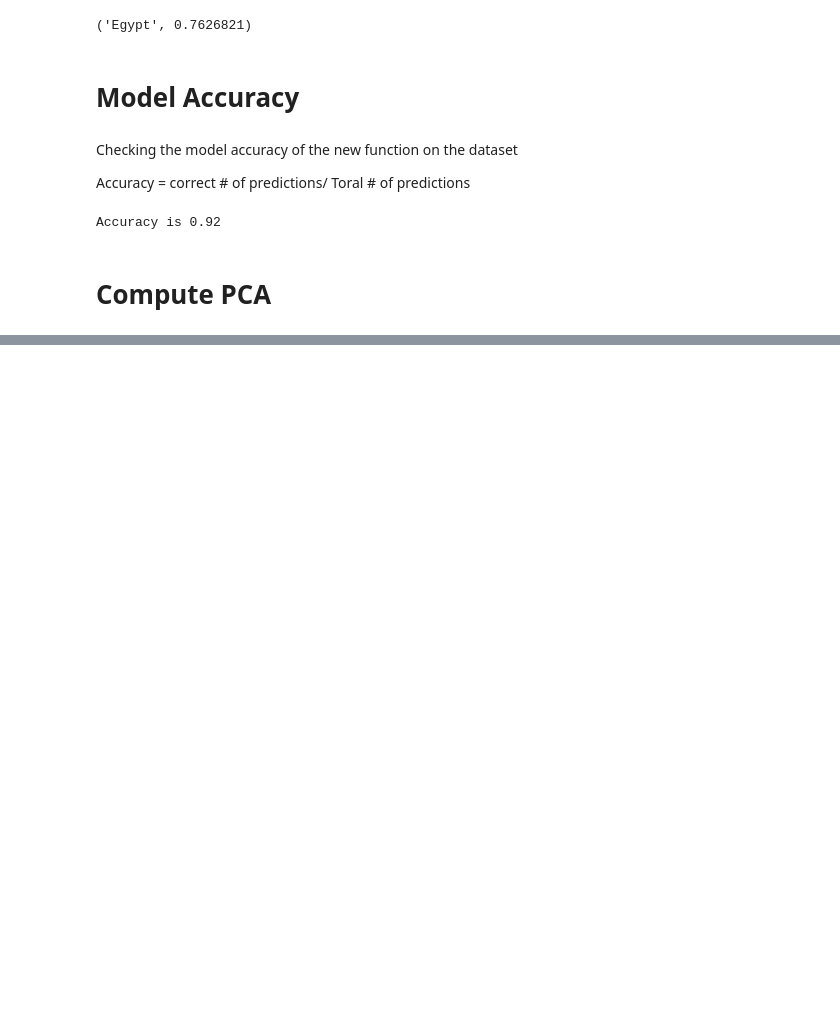
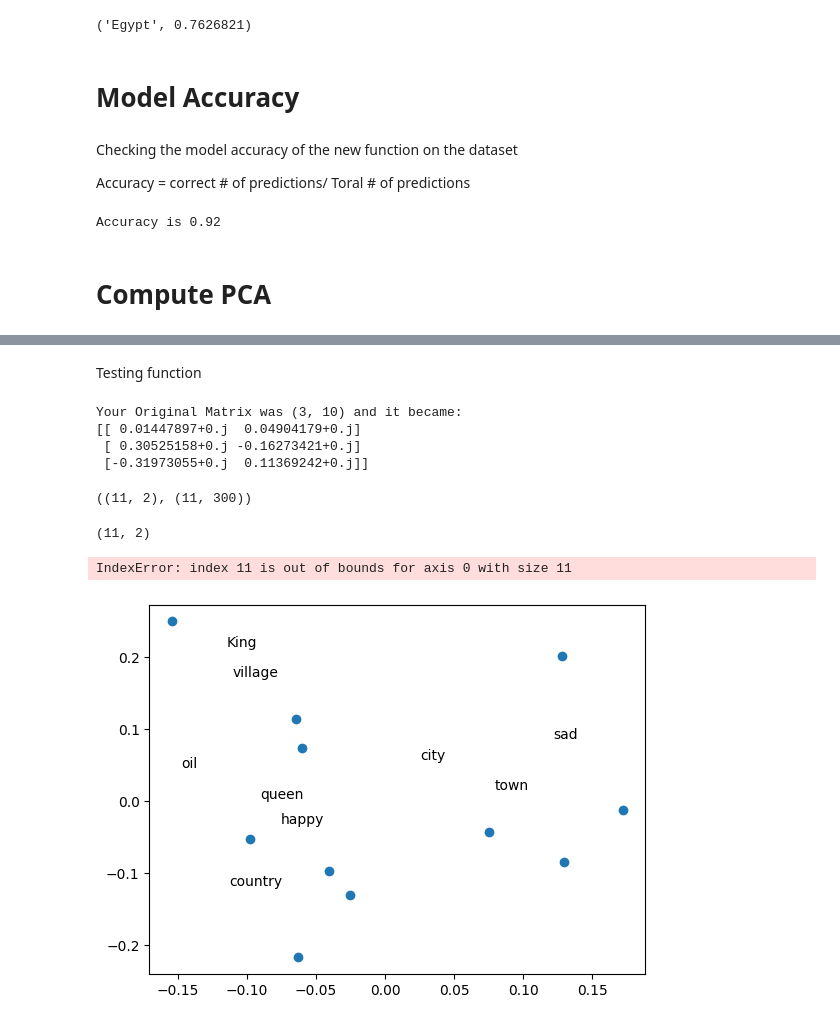
Before and after one commit to dhirajsah26/NLP, a Jupyter notebook: Vector Space Model/vector.ipynb, the cells around one changed output, grey strips where cells are left out. Saved outputs shown, nothing was run; the diff lists cells and outputs as text; code cells hidden in the pictures; blank space fills up the shorter version.

```diff
--- a/Vector Space Model/vector.ipynb
+++ b/Vector Space Model/vector.ipynb
@@ -247,7 +247,7 @@ Accuracy is 0.92
 def get_vectors(words, embedding):
     X = np.zeros((1,300))
     for word in words:
-        if word in embedding:
+        if word in word_embeddings:
             x = embedding[word]
             X = np.row_stack((X,x))
     X = X[1:,:]
@@ -285,11 +266,33 @@ def compute_pca(X,n_components = 2):
     centered_data  = X - X_mean
 
     # Calculate Covariance matrix
-    cov_matrix = np.cov(centered_data)
+    cov_matrix = np.cov(centered_data.T)
 
     # print(len(cov_matrix))
     # print(cov_matrix)
 
 
     eigen_vals, eigen_vecs = np.linalg.eig(cov_matrix)
-    print(eigen_vals, eigen_vecs)
+
+    # Sort eigenvalue in increasing order (get the indices from the sort)
+    idx_sorted = np.argsort(eigen_vals)
+
+    # reverse the order so that it's from highest to lowest.
+    idx_sorted_decreasing = idx_sorted[::-1]
+
+    # sort the eigen values by idx_sorted_decreasing
+    eigen_vals_sorted = eigen_vals[idx_sorted_decreasing]
+
+    # sort eigenvectors using the idx_sorted_decreasing indices
+    eigen_vecs_sorted = eigen_vecs[idx_sorted_decreasing]
+
+    # select the first n eigenvectors
+    # (n is desired dimension of rescaled data array, or n_components)
+
+    eigen_vecs_subset = eigen_vecs_sorted[:,:n_components]
+
+    X_reduced = np.dot(eigen_vecs_subset.T,centered_data.T)
+
+    X_reduced = X_reduced.T
+
+    return X_reduced
@@ -316,0 +299,34 @@ compute_pca(vec)
+# %% [markdown]
+Testing function
+# %%
+np.random.seed(1)
+X = np.random.rand(3,10)
+X_reduced = compute_pca(X, n_components = 2)
+print("Your Original Matrix was "+ str(X.shape) + " and it became: ")
+print(X_reduced)
+# %% [output]
+Your Original Matrix was (3, 10) and it became:
+[[ 0.01447897+0.j  0.04904179+0.j]
+ [ 0.30525158+0.j -0.16273421+0.j]
+ [-0.31973055+0.j  0.11369242+0.j]]
+# %%
+words = ['oil', 'gas', 'happy', 'sad', 'city', 'town',
+         'village', 'country', 'continent', 'petroleum', 'joyful']
+# %% [output]
+((11, 2), (11, 300))
+# %%
+X = get_vectors(words,word_embeddings)
+# %%
+result.shape
+# %% [output]
+(11, 2)
+# %%
+result = compute_pca(X,2)
+plt.scatter(result[:,0], result[:,1])
+for i , word in enumerate(words):
+    plt.annotate(word, xy= (result[i,0] - 0.05, result[i,1]+0.1))
+
+plt .show()
+# %% [output]
+IndexError: index 11 is out of bounds for axis 0 with size 11
+[figure, added]
```
Also changed, not shown: parts of 5 cells of this notebook.
